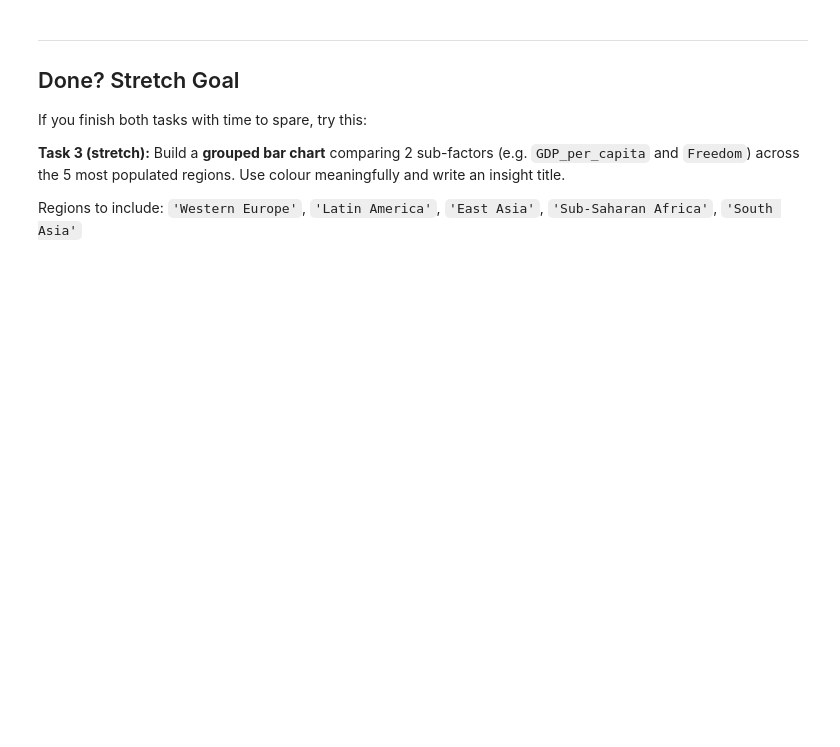
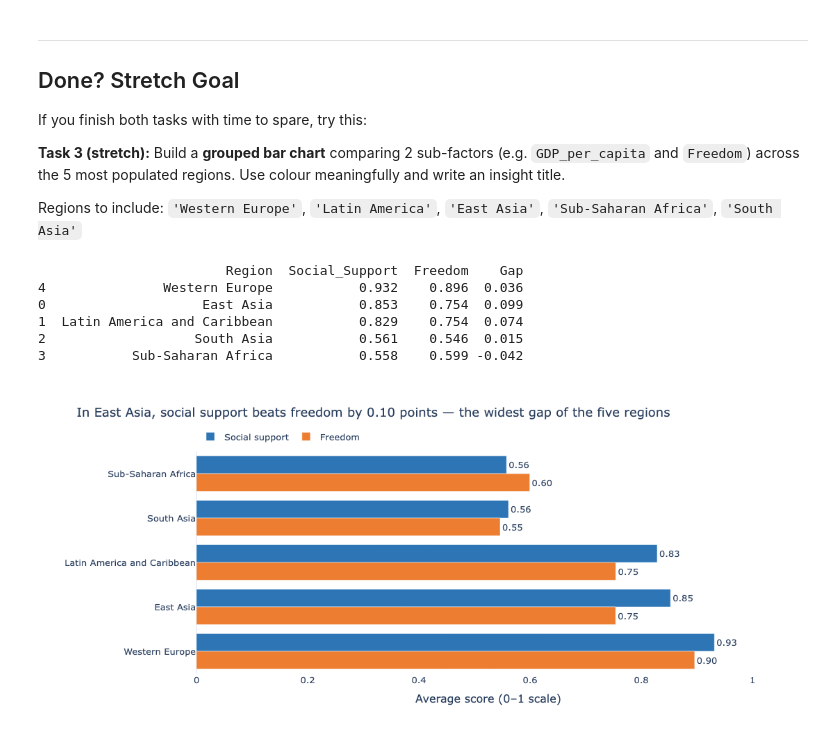
Before and after one commit to ashwathykariyeri/datavisualisation-exercise-aswathykariyeri, a Jupyter notebook: week02/lecture02_exercise.ipynb, the cells around one changed output. Drawn from its saved outputs; the diff is of its cells as text; code cells hidden in the pictures; blank space fills up the shorter version.

```diff
--- a/week02/lecture02_exercise.ipynb
+++ b/week02/lecture02_exercise.ipynb
@@ -151,4 +151,62 @@ If you finish both tasks with time to spare, try this:
 Regions to include: `'Western Europe'`, `'Latin America'`, `'East Asia'`, `'Sub-Saharan Africa'`, `'South Asia'`
 # %%
 # Stretch goal — grouped bar chart
-# YOUR CODE HERE
+regions = ['Western Europe', 'Latin America and Caribbean', 'East Asia',
+           'Sub-Saharan Africa', 'South Asia']
+factors = ['Social_Support', 'Freedom']
+region_factors = (df[df['Region'].isin(regions)]
+                  .groupby('Region')[factors]
+                  .mean()
+                  .reset_index())
+
+region_factors['Gap'] = region_factors['Social_Support'] - region_factors['Freedom']
+region_factors = region_factors.sort_values('Social_Support', ascending=False)
+print(region_factors.round(3))
+# %% [output]
+                        Region  Social_Support  Freedom    Gap
+4               Western Europe           0.932    0.896  0.036
+0                    East Asia           0.853    0.754  0.099
+1  Latin America and Caribbean           0.829    0.754  0.074
+2                   South Asia           0.561    0.546  0.015
+3           Sub-Saharan Africa           0.558    0.599 -0.042
+# %%
+long_df = region_factors.melt(id_vars='Region', value_vars=factors,
+                              var_name='Factor', value_name='Score')
+
+long_df['Factor'] = long_df['Factor'].replace({'Social_Support': 'Social support',
+                                               'Freedom': 'Freedom'})
+
+biggest = region_factors.loc[region_factors['Gap'].idxmax()]
+title = (f"In {biggest['Region']}, social support beats freedom by {biggest['Gap']:.2f} points "
+         f"— the widest gap of the five regions")
+fig = px.bar(
+    long_df,
+    x='Score', y='Region',
+    color='Factor',
+    barmode='group',
+    orientation='h',
+    text='Score',
+    color_discrete_map={'Social support': '#2E75B6',
+                        'Freedom': '#ED7D31'},
+    category_orders={'Region': region_factors['Region'].tolist()},
+    labels={'Score': 'Average score (0–1 scale)', 'Region': ''},
+    title=title,
+    template='plotly_white',
+    height=500,
+)
+fig.update_traces(texttemplate='%{text:.2f}', textposition='outside')
+
+fig.update_layout(
+    font=dict(size=13),
+    xaxis=dict(range=[0, 1.05],
+               showgrid=False),
+    yaxis=dict(autorange='reversed',
+               showgrid=False),
+    legend=dict(title='', orientation='h',
+                yanchor='bottom', y=1.02, xanchor='left', x=0),
+    margin=dict(r=40),
+)
+
+fig.show()
+# %% [output]
+[figure, added]
```
